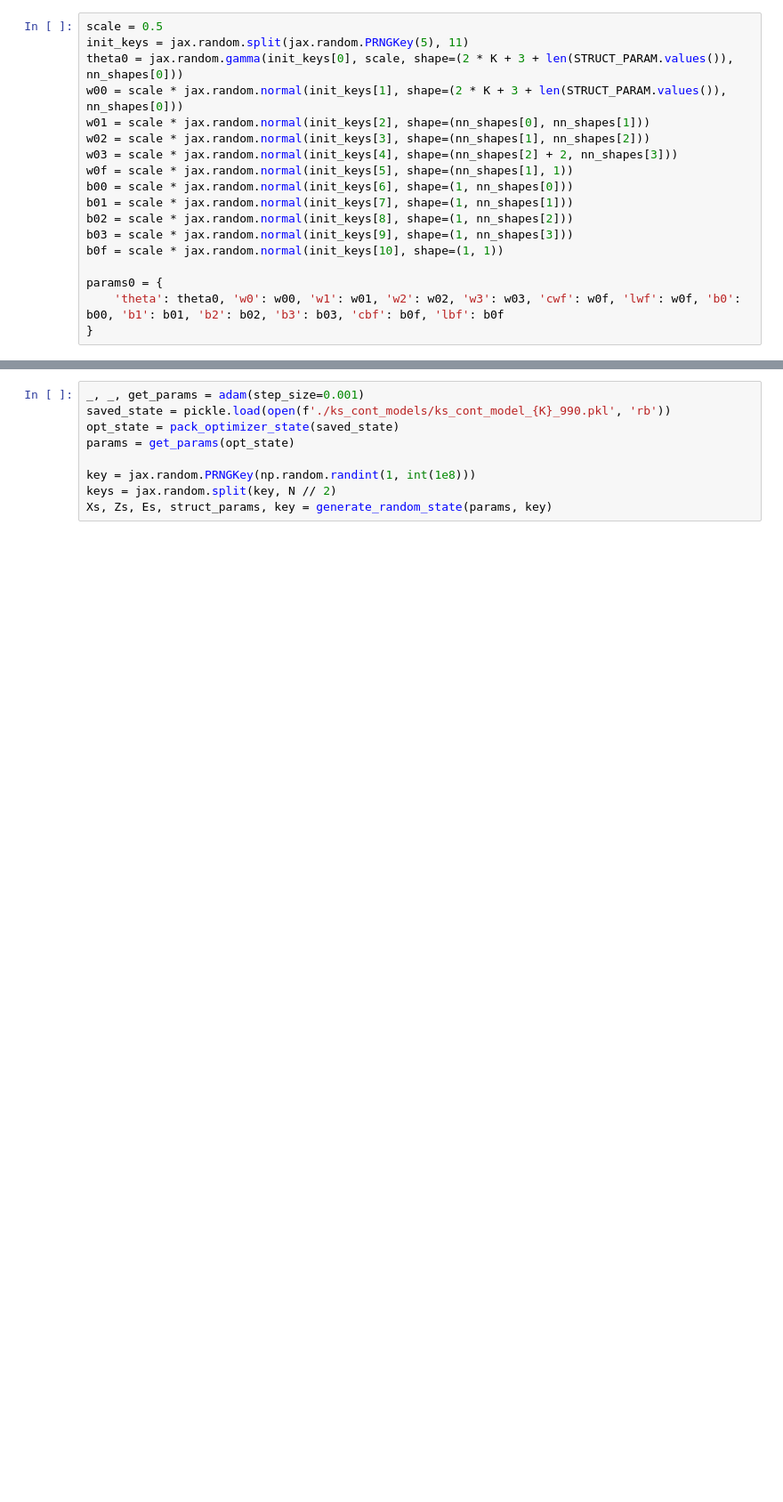
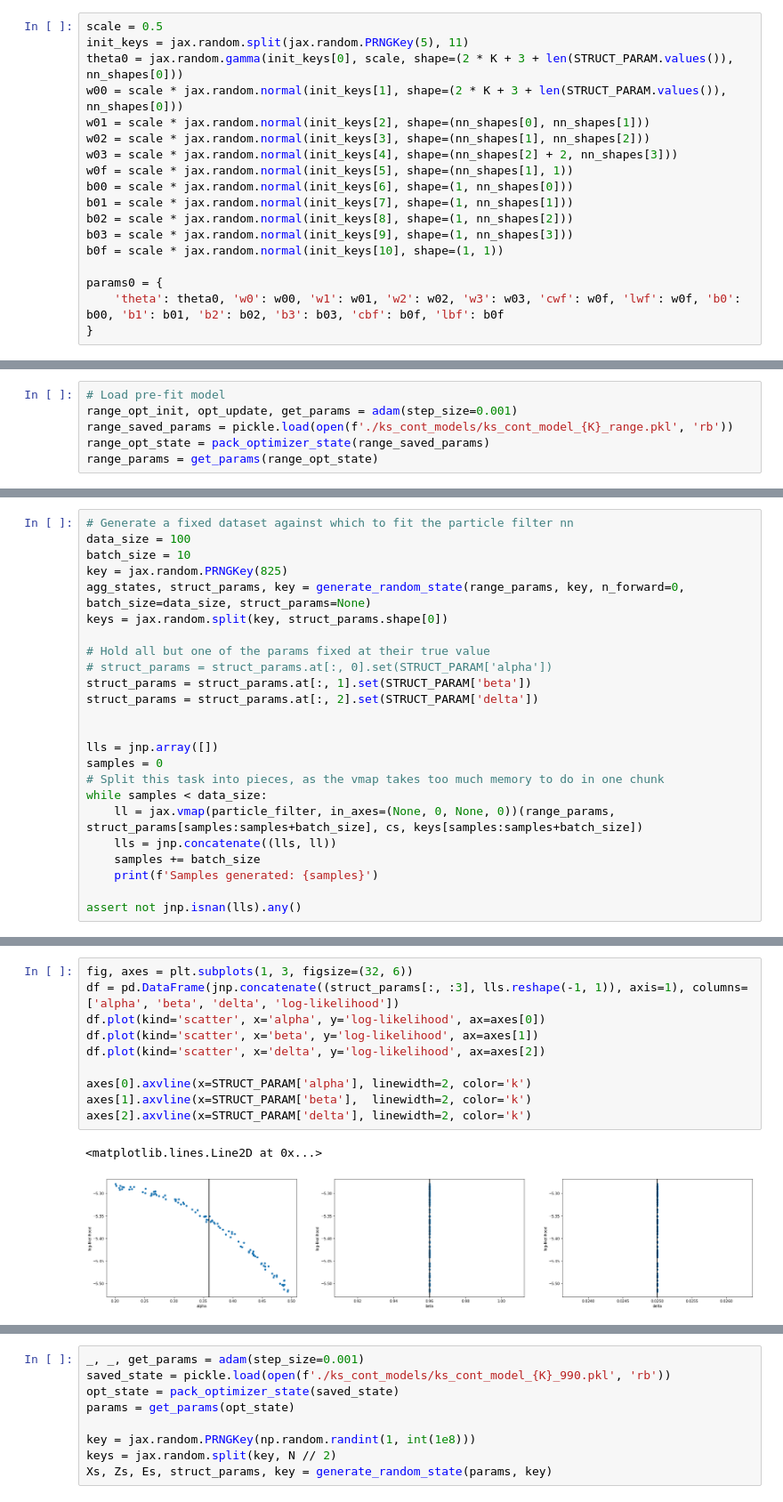
Before and after one commit to e-hall-hoffarth/hetero_simulation, a Jupyter notebook: share/notebooks/ks_extended_estimation.ipynb, the cells around one changed output, grey strips where cells are left out. Shown at 89% size. Drawn from its saved outputs; the diff is of its cells as text; blank space fills up the shorter version.

```diff
--- a/share/notebooks/ks_extended_estimation.ipynb
+++ b/share/notebooks/ks_extended_estimation.ipynb
@@ -290,0 +309,6 @@ jnp.all(agg_state[:, agg_idxs['Zs']] == Zs.reshape(-1, 1))
+# %%
+# Load pre-fit model
+range_opt_init, opt_update, get_params = adam(step_size=0.001)
+range_saved_params = pickle.load(open(f'./ks_cont_models/ks_cont_model_{K}_range.pkl', 'rb'))
+range_opt_state = pack_optimizer_state(range_saved_params)
+range_params = get_params(range_opt_state)
@@ -290,0 +531,24 @@ jnp.all(agg_state[:, agg_idxs['Zs']] == Zs.reshape(-1, 1))
+# %%
+# Generate a fixed dataset against which to fit the particle filter nn
+data_size = 100
+batch_size = 10
+key = jax.random.PRNGKey(825)
+agg_states, struct_params, key = generate_random_state(range_params, key, n_forward=0, batch_size=data_size, struct_params=None)
+keys = jax.random.split(key, struct_params.shape[0])
+
+# Hold all but one of the params fixed at their true value
+# struct_params = struct_params.at[:, 0].set(STRUCT_PARAM['alpha'])
+struct_params = struct_params.at[:, 1].set(STRUCT_PARAM['beta'])
+struct_params = struct_params.at[:, 2].set(STRUCT_PARAM['delta'])
+
+
+lls = jnp.array([])
+samples = 0
+# Split this task into pieces, as the vmap takes too much memory to do in one chunk
+while samples < data_size:
+    ll = jax.vmap(particle_filter, in_axes=(None, 0, None, 0))(range_params, struct_params[samples:samples+batch_size], cs, keys[samples:samples+batch_size])
+    lls = jnp.concatenate((lls, ll))
+    samples += batch_size
+    print(f'Samples generated: {samples}')
+
+assert not jnp.isnan(lls).any()
@@ -290,0 +566,13 @@ jnp.all(agg_state[:, agg_idxs['Zs']] == Zs.reshape(-1, 1))
+# %%
+fig, axes = plt.subplots(1, 3, figsize=(32, 6))
+df = pd.DataFrame(jnp.concatenate((struct_params[:, :3], lls.reshape(-1, 1)), axis=1), columns=['alpha', 'beta', 'delta', 'log-likelihood'])
+df.plot(kind='scatter', x='alpha', y='log-likelihood', ax=axes[0])
+df.plot(kind='scatter', x='beta', y='log-likelihood', ax=axes[1])
+df.plot(kind='scatter', x='delta', y='log-likelihood', ax=axes[2])
+
+axes[0].axvline(x=STRUCT_PARAM['alpha'], linewidth=2, color='k')
+axes[1].axvline(x=STRUCT_PARAM['beta'],  linewidth=2, color='k')
+axes[2].axvline(x=STRUCT_PARAM['delta'], linewidth=2, color='k')
+# %% [output]
+<matplotlib.lines.Line2D at 0x...>
+[figure, added]
```
Also changed, not shown: parts of 39 cells of this notebook.
